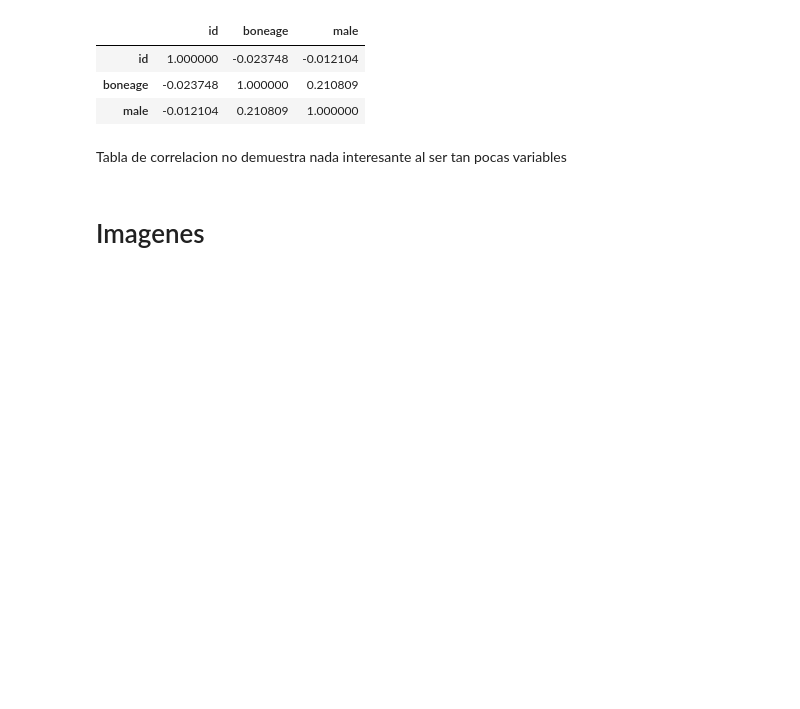
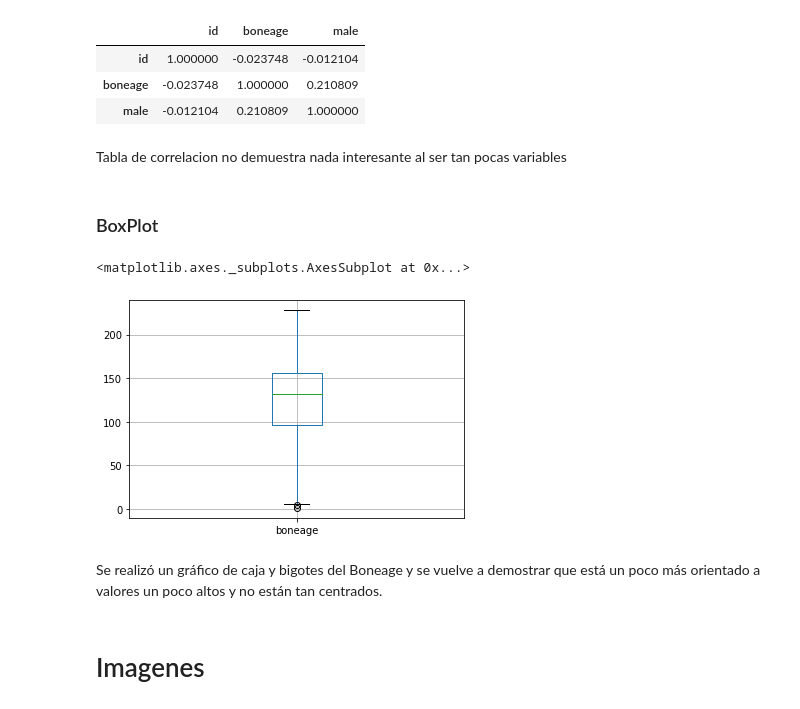
Before and after one commit to RodrigoZea/Proyecto2DS, a Jupyter notebook: proyecto2.ipynb, the cells around one changed output. Drawn from its saved outputs; the diff is of its cells as text; code cells hidden in the pictures; blank space fills up the shorter version.

```diff
--- a/proyecto2.ipynb
+++ b/proyecto2.ipynb
@@ -159,6 +159,15 @@ train_labels.corr()
 | male | -0.012104 | 0.210809 | 1.000000 |
 # %% [markdown]
 Tabla de correlacion no demuestra nada interesante al ser tan pocas variables
+# %% [markdown]
+### BoxPlot
+# %%
+train_labels.boxplot('boneage')
+# %% [output]
+<matplotlib.axes._subplots.AxesSubplot at 0x...>
+[figure, added]
+# %% [markdown]
+Se realizó un gráfico de caja y bigotes del Boneage y se vuelve a demostrar que está un poco más orientado a valores un poco altos y no están tan centrados.
 # %% [markdown]
 # Imagenes
 # %%
```
